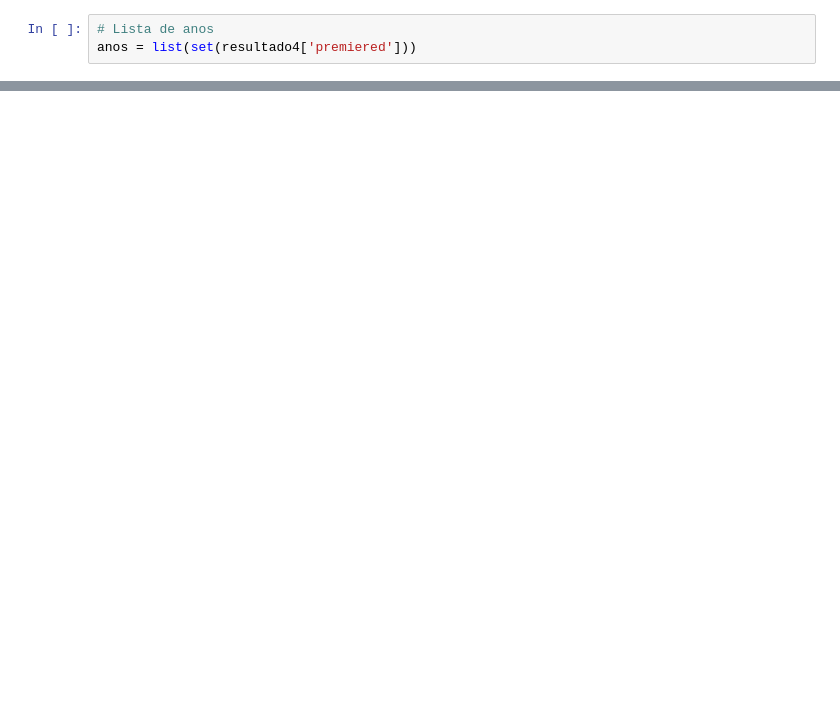
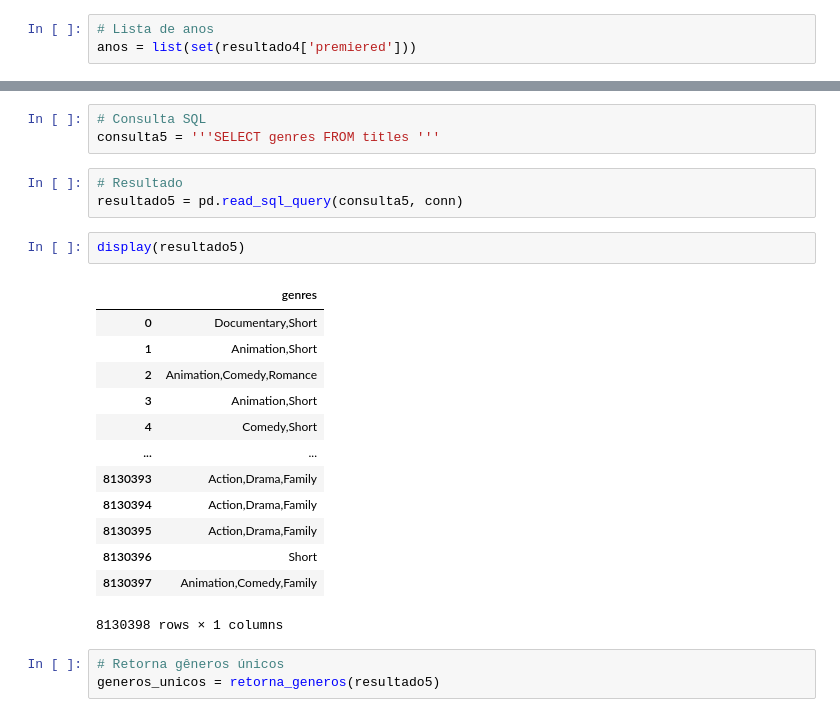
Before and after one commit to ZanataMahatma/Projetos, a Jupyter notebook: Projeto1-Dados sobre filmes no IMDB/Projeto1-Dados sobre filmes no IMDB..ipynb, the cells around one changed output, grey strips where cells are left out. Drawn from its saved outputs; the diff is of its cells as text; blank space fills up the shorter version.

```diff
--- a/Projeto1-Dados sobre filmes no IMDB/Projeto1-Dados sobre filmes no IMDB..ipynb
+++ b/Projeto1-Dados sobre filmes no IMDB/Projeto1-Dados sobre filmes no IMDB..ipynb
@@ -543,0 +332,25 @@ plt.show()
+# %%
+# Consulta SQL
+consulta5 = '''SELECT genres FROM titles '''
+# %%
+# Resultado
+resultado5 = pd.read_sql_query(consulta5, conn)
+# %%
+display(resultado5)
+# %% [output]
+|  | genres |
+| 0 | Documentary,Short |
+| 1 | Animation,Short |
+| 2 | Animation,Comedy,Romance |
+| 3 | Animation,Short |
+| 4 | Comedy,Short |
+| ... | ... |
+| 8130393 | Action,Drama,Family |
+| 8130394 | Action,Drama,Family |
+| 8130395 | Action,Drama,Family |
+| 8130396 | Short |
+| 8130397 | Animation,Comedy,Family |
+8130398 rows × 1 columns
+# %%
+# Retorna gêneros únicos
+generos_unicos = retorna_generos(resultado5)
```
Also changed, not shown: parts of 69 cells of this notebook.
